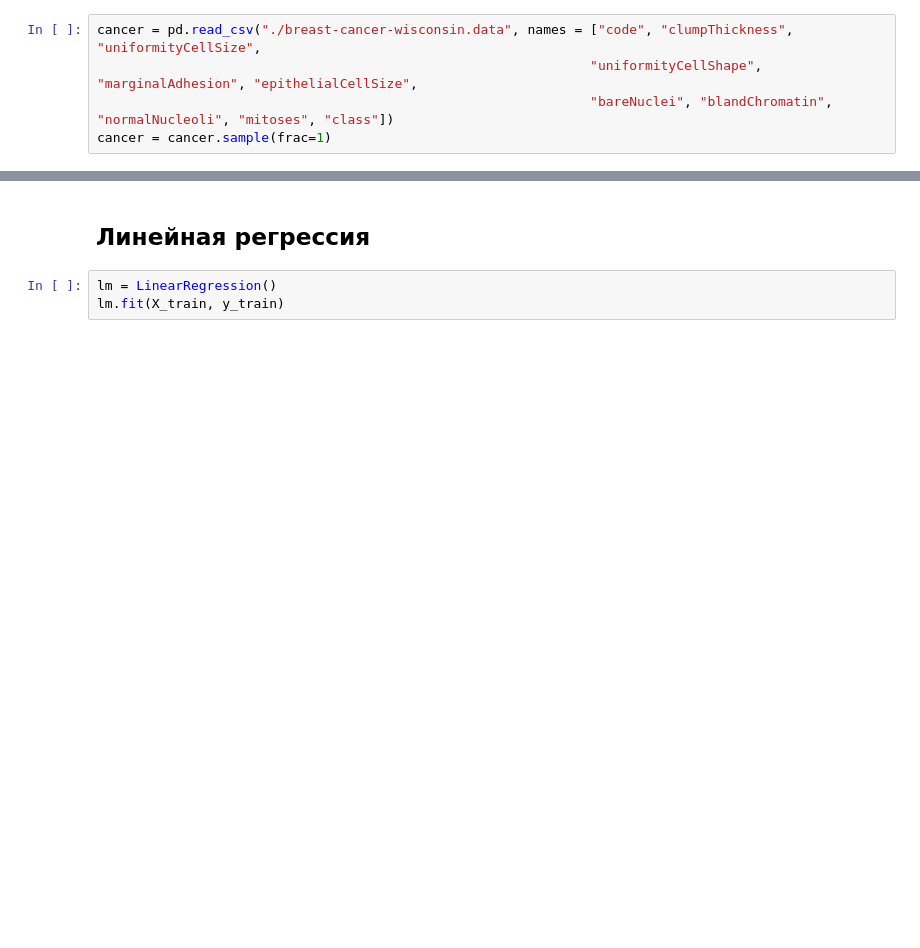
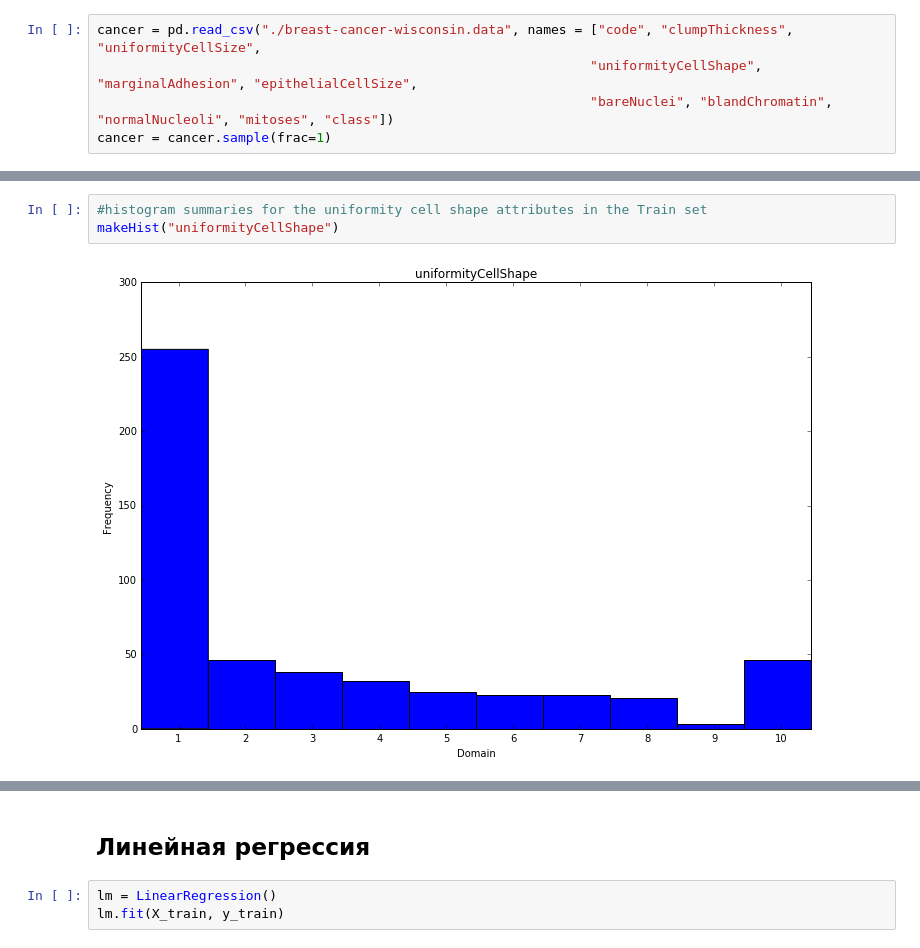
Before and after one commit to KokaZUKR/DataAnalysis, a Jupyter notebook: breast_cancer_dataset/breastCancer.ipynb, the cells around one changed output, grey strips where cells are left out. Drawn from its saved outputs; the diff is of its cells as text; blank space fills up the shorter version.

```diff
--- a/breast_cancer_dataset/breastCancer.ipynb
+++ b/breast_cancer_dataset/breastCancer.ipynb
@@ -70,0 +96,5 @@ makeHist(num = 4)
+# %%
+#histogram summaries for the uniformity cell shape attributes in the Train set
+makeHist("uniformityCellShape")
+# %% [output]
+[figure, added]
```
Also changed, not shown: parts of 27 cells of this notebook, 2 other files.
